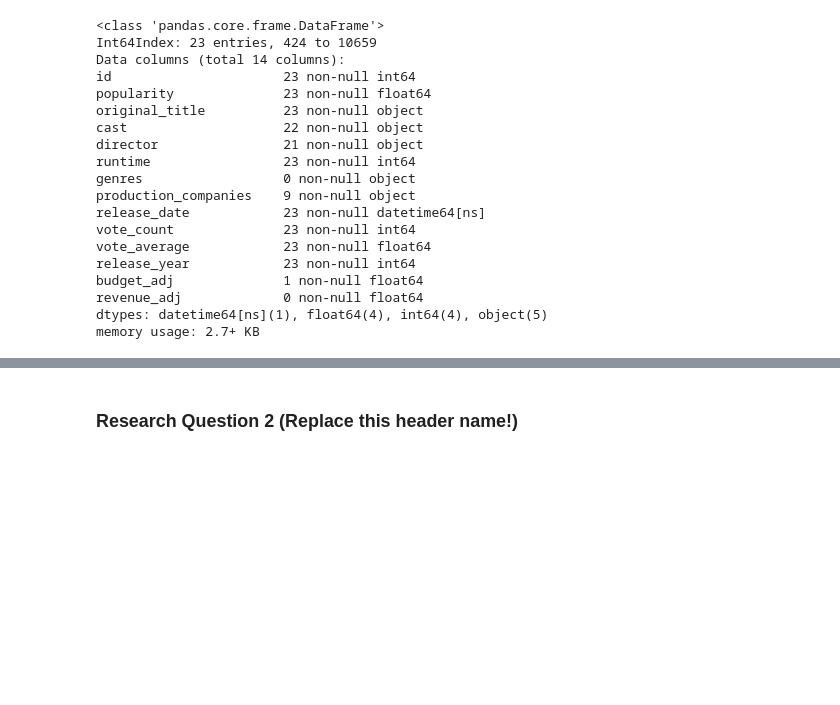
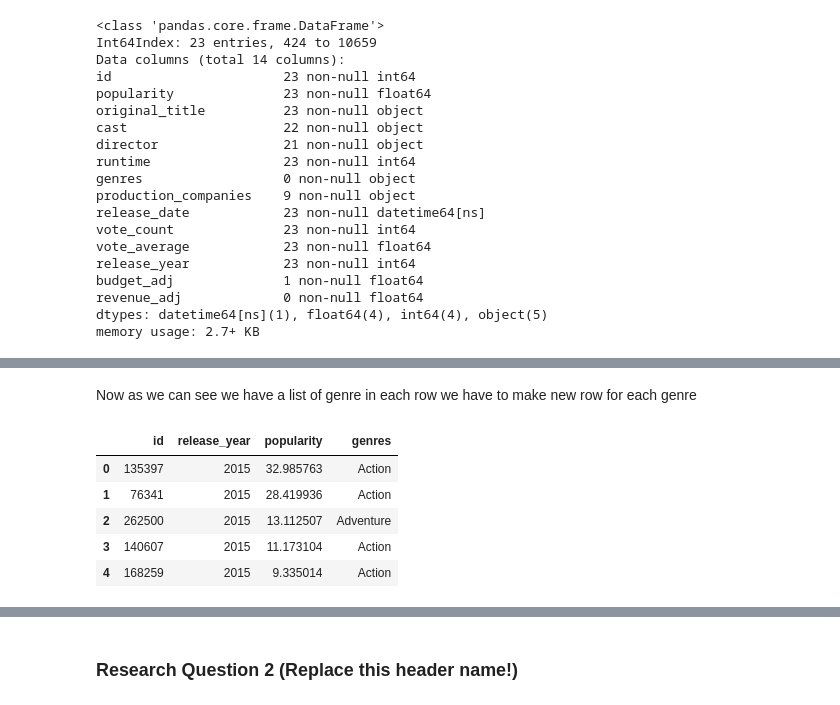
Before and after one commit to ishan6899/InvestigateADataset, a Jupyter notebook: Investigate_a_Dataset.ipynb, the cells around one changed output, grey strips where cells are left out. Drawn from its saved outputs; the diff is of its cells as text; code cells hidden in the pictures; blank space fills up the shorter version.

```diff
--- a/Investigate_a_Dataset.ipynb
+++ b/Investigate_a_Dataset.ipynb
@@ -215,0 +237,13 @@ df.head(3)
+# %% [markdown]
+Now as we can see we have a list of genre in each row we have to make new row for each genre
+# %%
+genre=genre.genres.apply(pd.Series).merge(genre, right_index = True, left_index = True).drop(["genres"], axis = 1).melt(id_vars = ['id','release_year','popularity'], value_name = "genres").drop("variable", axis = 1).dropna()
+
+genre.head()
+# %% [output]
+|  | id | release_year | popularity | genres |
+| 0 | 135397 | 2015 | 32.985763 | Action |
+| 1 | 76341 | 2015 | 28.419936 | Action |
+| 2 | 262500 | 2015 | 13.112507 | Adventure |
+| 3 | 140607 | 2015 | 11.173104 | Action |
+| 4 | 168259 | 2015 | 9.335014 | Action |
```
Also changed, not shown: parts of 9 cells of this notebook.
